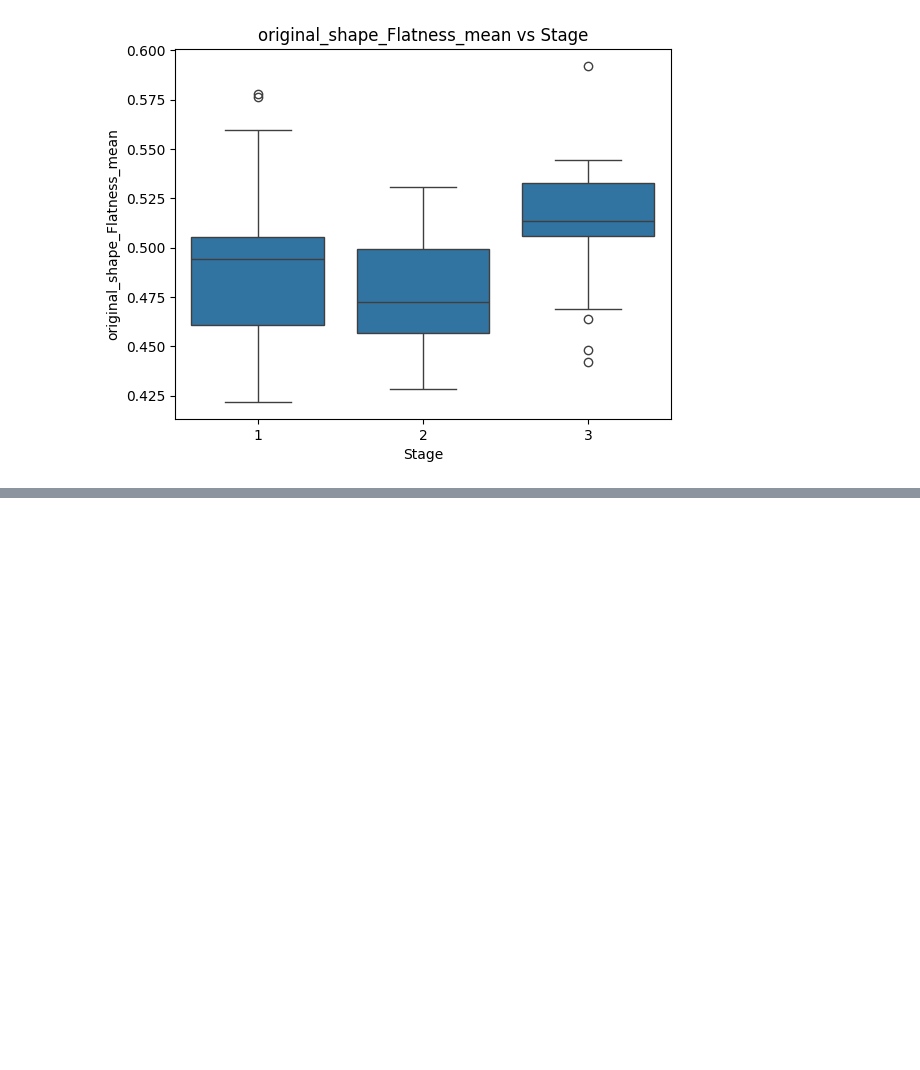
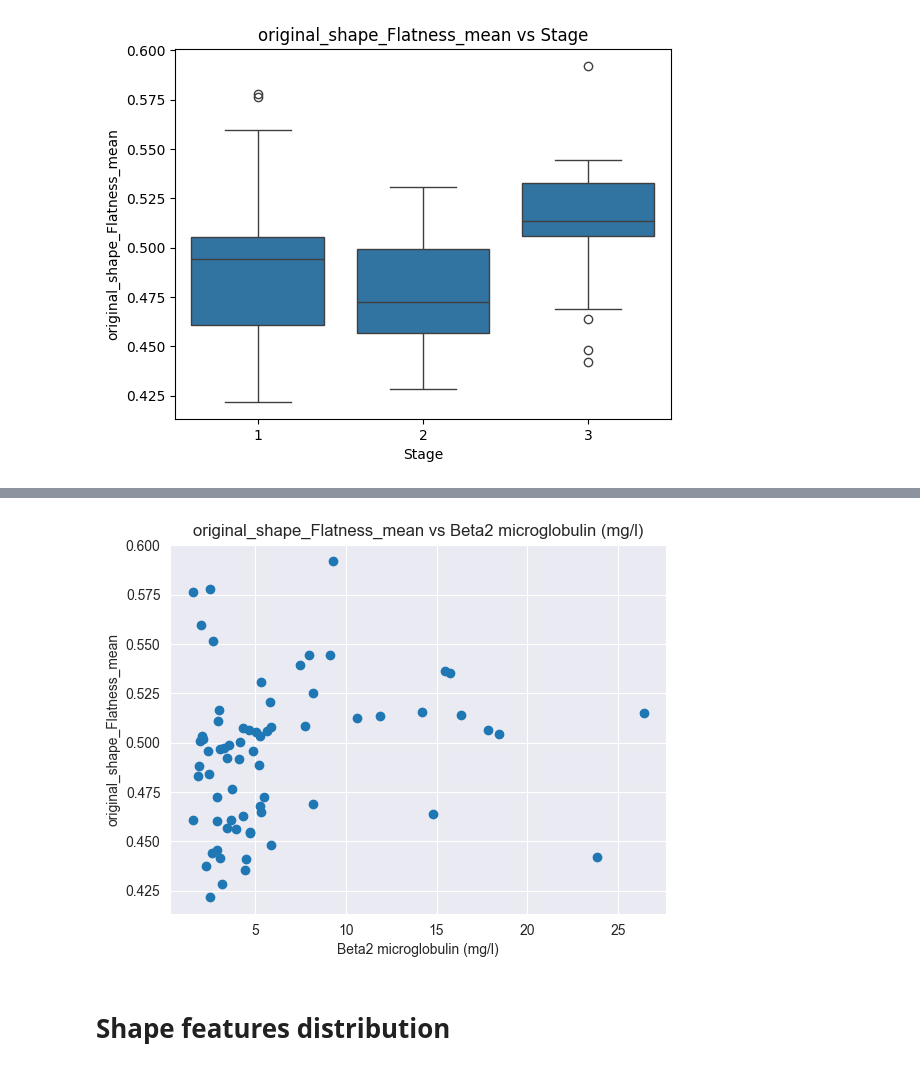
Before and after one commit to lukas1110/Analysis-of-multiple-myelomas-from-dual-CT, a Jupyter notebook: lesions_level/shape_features.ipynb, the cells around one changed output, grey strips where cells are left out. Drawn from its saved outputs; the diff is of its cells as text; code cells hidden in the pictures; blank space fills up the shorter version.

Commit message:
Shape features experiment - distribution features.

```diff
--- a/lesions_level/shape_features.ipynb
+++ b/lesions_level/shape_features.ipynb
@@ -120,3 +123,25 @@ plt.title(f'{img_feature} vs Stage', fontsize=12)
 plt.show()
 # %% [output]
 [figure]
+# %%
+# SPEARMAN TEST BETWEEN B2-MICROGLOBULIN AND SHAPE STATISTIC FEATURES
+pd.set_option('future.no_silent_downcasting', True)
+clinical_df = pd.read_csv(r"D:\Clinical_data\Table_clinical_data.csv", encoding="cp1252")
+
+numeric_features = df_final.select_dtypes(include=['number']).columns
+data = pd.merge(df_final, clinical_df[['Patient ID', 'Beta2 microglobulin (mg/l)']], left_on='patient_id', right_on='Patient ID', how='inner')
+
+results = []
+for feature in numeric_features:
+
+    from scipy.stats import spearmanr
+    valid_idx = data[feature].notna() & data['Beta2 microglobulin (mg/l)'].notna()
+    corr, p_value = spearmanr(data[feature][valid_idx], data['Beta2 microglobulin (mg/l)'][valid_idx])
+
+    results.append({
+        "Feature": feature,
+        "corr": corr,
+        "p_value": p_value,
+    })
+results_df = pd.DataFrame(results).sort_values(by='p_value')
+results_df.head(10)
@@ -122,0 +160,12 @@ plt.show()
+# %%
+img_feature = "original_shape_Flatness_mean"
+
+plt.scatter(x='Beta2 microglobulin (mg/l)', y=img_feature, data=data)
+plt.xlabel('Beta2 microglobulin (mg/l)')
+plt.ylabel(img_feature)
+plt.title(f'{img_feature} vs Beta2 microglobulin (mg/l)', fontsize=12)
+plt.show()
+# %% [output]
+[figure, added]
+# %% [markdown]
+# Shape features distribution
```
Also changed, not shown: parts of 14 cells of this notebook, 1 other file.
